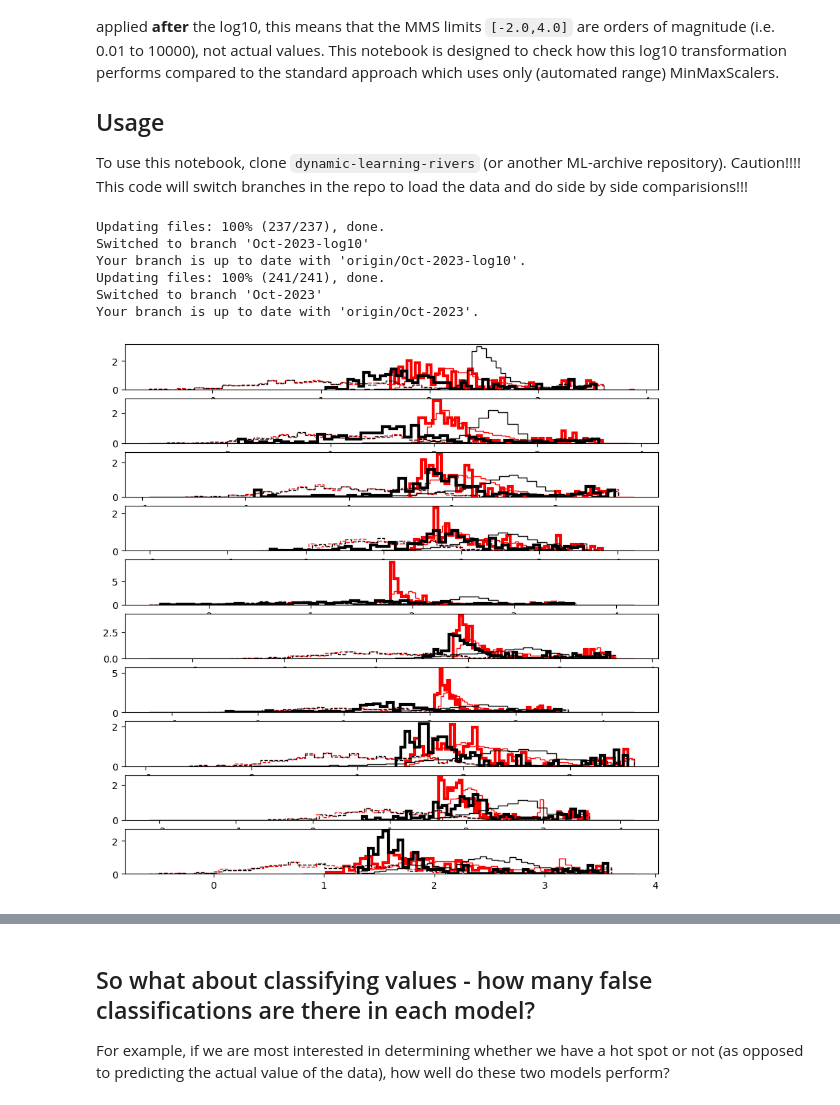
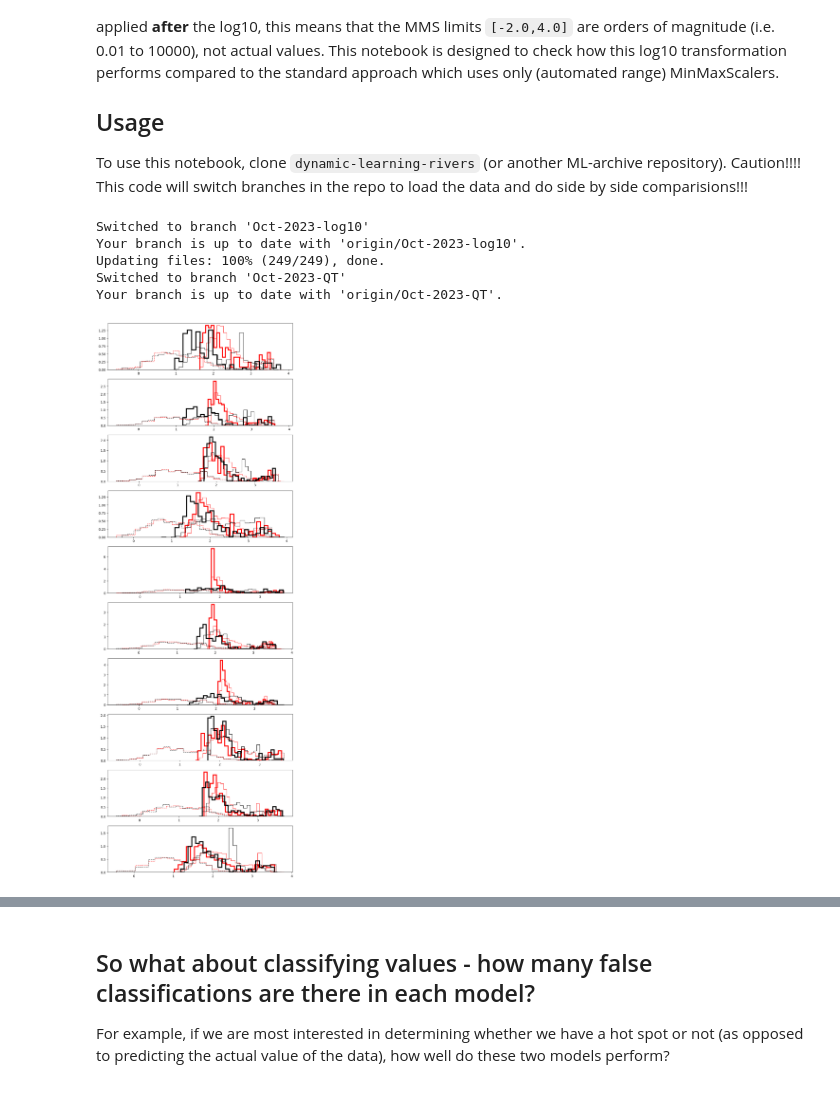
Before and after one commit to parallelworks/dynamic-learning-rivers, a Jupyter notebook: examples/log10_or_not_log10.ipynb, the cells around one changed output, grey strips where cells are left out. Saved outputs shown, nothing was run; the diff lists cells and outputs as text; code cells hidden in the pictures.

Commit message:
Added bimodality index and tested QuantileTransformer
QT reduces the bias of the standard SuperLearner config!

```diff
--- a/examples/log10_or_not_log10.ipynb
+++ b/examples/log10_or_not_log10.ipynb
@@ -13,11 +13,19 @@ To use this notebook, clone `dynamic-learning-rivers` (or another ML-archive rep
 # %%
 import pandas as pd
 import numpy as np
+from scipy.stats import kurtosis
+from scipy.stats import skew
 import matplotlib.pyplot as plt
 
 # Number of independent SuperLearners
 num_sl = 10
-num_bins = 50
+num_bins = 25
+
+# Define bimodal index
+# Tarba et al. 2022 https://doi.org/10.3390/math10071042
+# cite Sarle from Knapp et al. (2007).
+def bi(a):
+    return ((skew(a)*skew(a) + 1.0)/kurtosis(a))
 # %%
 #!cd /pw/dev/dynamic-learning-rivers; git checkout test-y2023m09-w-log
 !cd /pw/dev/dynamic-learning-rivers; git checkout Oct-2023-log10
@@ -30,7 +38,7 @@ predict_output_w_log_sl_0 = predict_output_w_log
 predict_output_w_log_CONUS = pd.read_csv("/pw/dev/dynamic-learning-rivers/output_data/filtered_predict_output.csv")
 
 # Start a figure for plotting histograms
-fig, ax = plt.subplots(10,1,figsize=(10,10))
+fig, ax = plt.subplots(10,1,figsize=(10,30))
 n, bins, patches = ax[0].hist(
     np.log10(np.abs(predict_output_w_log['Normalized_Respiration_Rate_mg_DO_per_H_per_L_sediment'])),
     num_bins, density=True, histtype="step", linestyle=('solid'), color=('r'))
@@ -63,7 +71,7 @@ for ll in np.linspace(1,num_sl-1,num_sl-1):
 
 
 #!cd /pw/dev/dynamic-learning-rivers; git checkout test-y2023m09-w-log
-!cd /pw/dev/dynamic-learning-rivers; git checkout Oct-2023
+!cd /pw/dev/dynamic-learning-rivers; git checkout Oct-2023-QT
 
 # Load the first superlearner to initialize storage
 train_target_n_log = pd.read_csv('/pw/dev/dynamic-learning-rivers/ml_models/sl_0/sl_scatter_train.csv')
@@ -77,38 +85,37 @@ n, bins, patches = ax[0].hist(
     num_bins, density=True, histtype="step", linestyle=('solid'), color=('k'))
 n, bins, patches = ax[0].hist(
     np.log10(np.abs(train_target_n_log['target'])),
     num_bins, density=True, histtype="step", linestyle=('dashed'), color=('k'))
 n, bins, patches = ax[0].hist(
     np.log10(np.abs(test_target_n_log['predicted'])),
     num_bins, density=True, histtype="step", linestyle=('solid'), color=('k'), linewidth=3)
 
 # Loop over each SuperLearner (start counting with 1 since already loaded 0)
 for ll in np.linspace(1,num_sl-1,num_sl-1):
     train = pd.read_csv('/pw/dev/dynamic-learning-rivers/ml_models/sl_'+str(int(ll))+'/sl_scatter_train.csv')
     test = pd.read_csv('/pw/dev/dynamic-learning-rivers/ml_models/sl_'+str(int(ll))+'/sl_scatter_test.csv')
     predict = pd.read_csv('/pw/dev/dynamic-learning-rivers/ml_models/sl_'+str(int(ll))+'/sl_predictions.csv')
 
     train_target_n_log = pd.concat([train_target_n_log, train])
     test_target_n_log = pd.concat([test_target_n_log, test])
     predict_output_n_log = pd.concat([predict_output_n_log, predict])
 
     n, bins, patches = ax[int(ll)].hist(
         np.log10(np.abs(predict['Normalized_Respiration_Rate_mg_DO_per_H_per_L_sediment'])),
         num_bins, density=True, histtype="step", linestyle=('solid'), color=('k'))
     n, bins, patches = ax[int(ll)].hist(
         np.log10(np.abs(train['target'])),
         num_bins, density=True, histtype="step", linestyle=('dashed'), color=('k'))
     n, bins, patches = ax[int(ll)].hist(
         np.log10(np.abs(test['predicted'])),
         num_bins, density=True, histtype="step", linestyle=('solid'), color=('k'), linewidth=3)
 # %% [output]
-Updating files: 100% (237/237), done.
 Switched to branch 'Oct-2023-log10'
 Your branch is up to date with 'origin/Oct-2023-log10'.
-Updating files: 100% (241/241), done.
-Switched to branch 'Oct-2023'
-Your branch is up to date with 'origin/Oct-2023'.
+Updating files: 100% (249/249), done.
+Switched to branch 'Oct-2023-QT'
+Your branch is up to date with 'origin/Oct-2023-QT'.
-[figure, old version]
+[figure, new version]
 # %%
 # Above we plotted each SuperLearner iteration separately.
 # Now, plot the overall, merged distributions.
```
Also changed, not shown: parts of 7 cells of this notebook.
